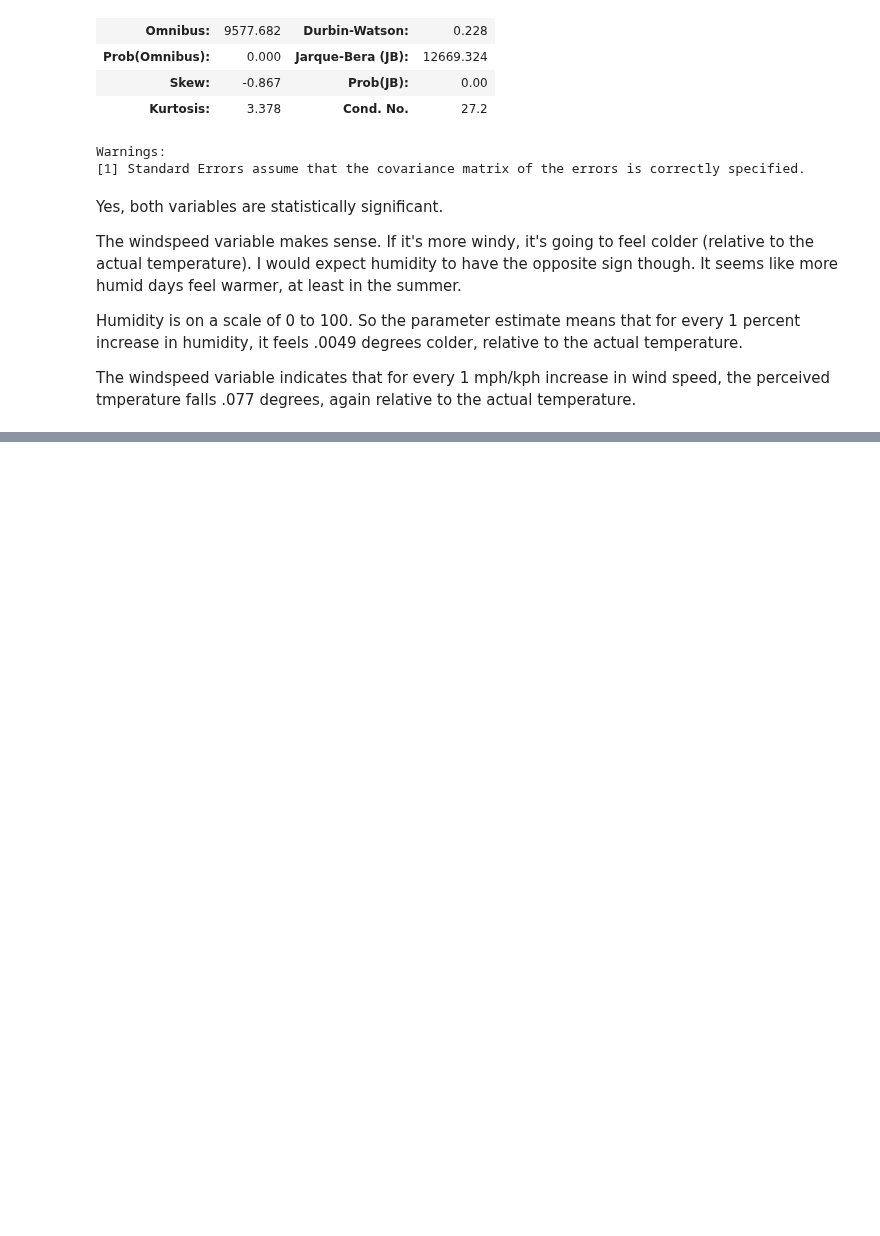
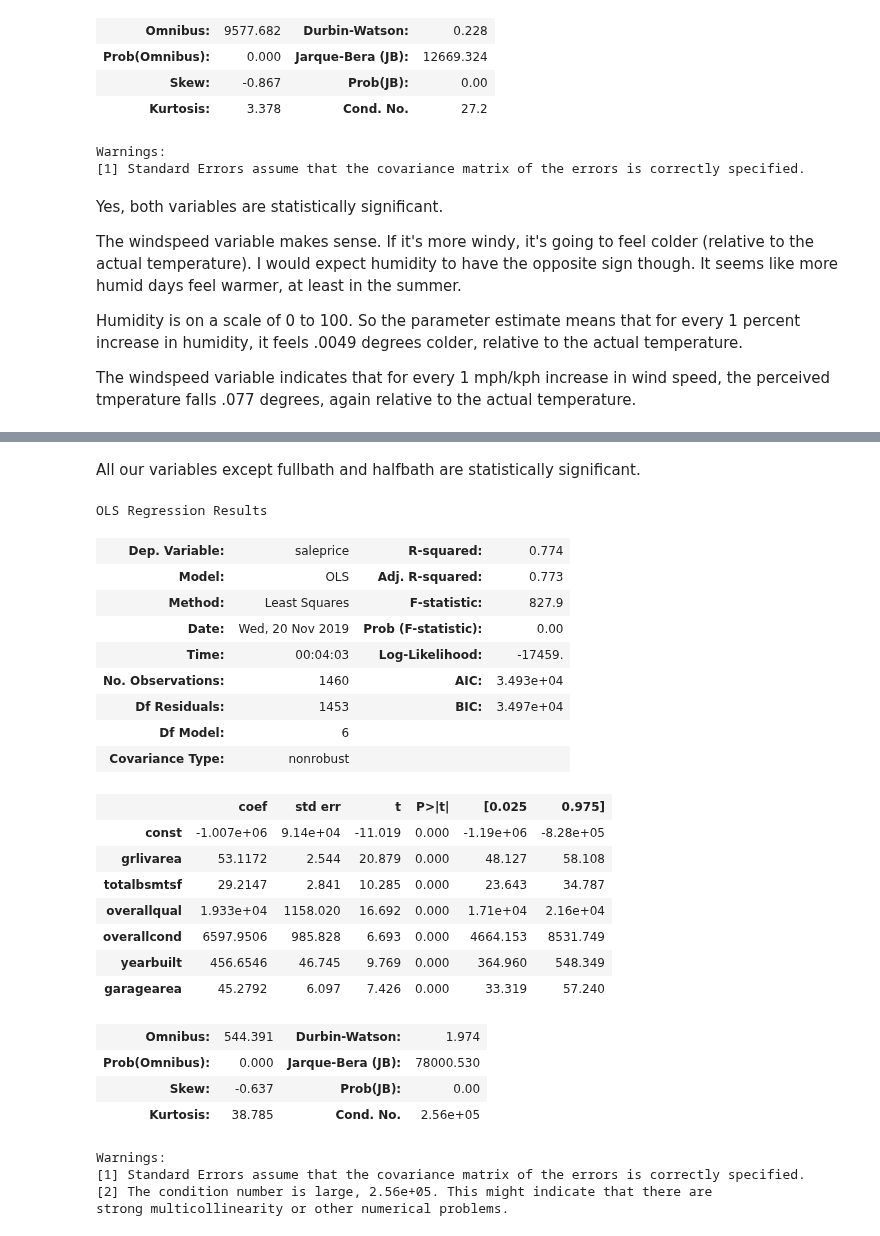
Before and after one commit to timcopelandoh/thinkful, a Jupyter notebook: Module 18 - Supervised Learning - Regression/18.4 - Interpreting coefficients.ipynb, the cells around one changed output, grey strips where cells are left out. Cells and saved outputs as stored; diff of their text form; code cells hidden in the pictures; blank space fills up the shorter version.

```diff
--- a/Module 18 - Supervised Learning - Regression/18.4 - Interpreting coefficients.ipynb
+++ b/Module 18 - Supervised Learning - Regression/18.4 - Interpreting coefficients.ipynb
@@ -81,0 +173,38 @@ weather.head()
+# %% [markdown]
+All our variables except fullbath and halfbath are statistically significant.
+# %%
+y = house['saleprice']
+
+X = house[['grlivarea', 'totalbsmtsf', 'overallqual', 'overallcond', 'yearbuilt', 'garagearea']]
+X = sm.add_constant(X)
+
+results = sm.OLS(y, X).fit()
+
+results.summary()
+# %% [output]
+OLS Regression Results
+| Dep. Variable: | saleprice | R-squared: | 0.774 |
+| Model: | OLS | Adj. R-squared: | 0.773 |
+| Method: | Least Squares | F-statistic: | 827.9 |
+| Date: | Wed, 20 Nov 2019 | Prob (F-statistic): | 0.00 |
+| Time: | 00:04:03 | Log-Likelihood: | -17459. |
+| No. Observations: | 1460 | AIC: | 3.493e+04 |
+| Df Residuals: | 1453 | BIC: | 3.497e+04 |
+| Df Model: | 6 |  |  |
+| Covariance Type: | nonrobust |  |  |
+|  | coef | std err | t | P>|t| | [0.025 | 0.975] |
+| const | -1.007e+06 | 9.14e+04 | -11.019 | 0.000 | -1.19e+06 | -8.28e+05 |
+| grlivarea | 53.1172 | 2.544 | 20.879 | 0.000 | 48.127 | 58.108 |
+| totalbsmtsf | 29.2147 | 2.841 | 10.285 | 0.000 | 23.643 | 34.787 |
+| overallqual | 1.933e+04 | 1158.020 | 16.692 | 0.000 | 1.71e+04 | 2.16e+04 |
+| overallcond | 6597.9506 | 985.828 | 6.693 | 0.000 | 4664.153 | 8531.749 |
+| yearbuilt | 456.6546 | 46.745 | 9.769 | 0.000 | 364.960 | 548.349 |
+| garagearea | 45.2792 | 6.097 | 7.426 | 0.000 | 33.319 | 57.240 |
+| Omnibus: | 544.391 | Durbin-Watson: | 1.974 |
+| Prob(Omnibus): | 0.000 | Jarque-Bera (JB): | 78000.530 |
+| Skew: | -0.637 | Prob(JB): | 0.00 |
+| Kurtosis: | 38.785 | Cond. No. | 2.56e+05 |
+Warnings:
+[1] Standard Errors assume that the covariance matrix of the errors is correctly specified.
+[2] The condition number is large, 2.56e+05. This might indicate that there are
+strong multicollinearity or other numerical problems.
```
Also changed, not shown: parts of 9 cells of this notebook, 1 other file.
